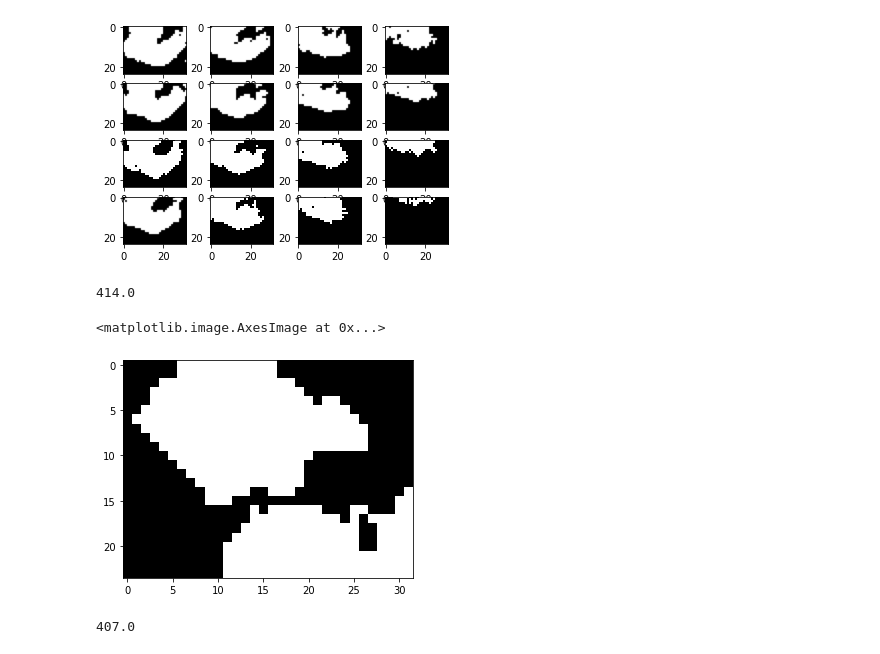
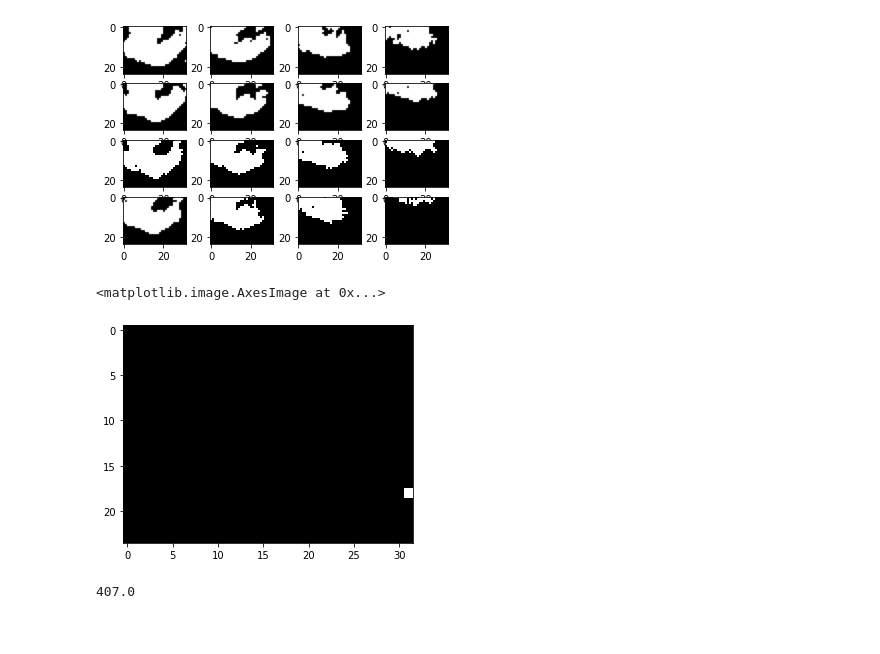
Before and after one commit to nickinack/Occupancy-Estimation, a Jupyter notebook: src/visualize.ipynb, the cells around one changed output. Drawn from its saved outputs; the diff is of its cells as text; code cells hidden in the pictures.

```diff
--- a/src/visualize.ipynb
+++ b/src/visualize.ipynb
@@ -169,7 +166,3 @@ for l in range(0,235):
                 else:
                     mrf_event[l,i,j,k] = 1
                 diff[l,i,j,k] = ratio-mrf
-# %%
-cnt[212,0]
-# %% [output]
-414.0
@@ -176,8 +174,8 @@ cnt[212,0]
 # %%
-plt.imshow(mrf_event[209,:,:,12] , cmap='Greys')
+plt.imshow(mrf_event[91,:,:,2] , cmap='Greys')
 # %% [output]
 <matplotlib.image.AxesImage at 0x...>
-[figure, old version]
+[figure, new version]
 # %%
 cnt[209,12]
 # %% [output]
```
Also changed, not shown: parts of 11 cells of this notebook, 3 other files.
